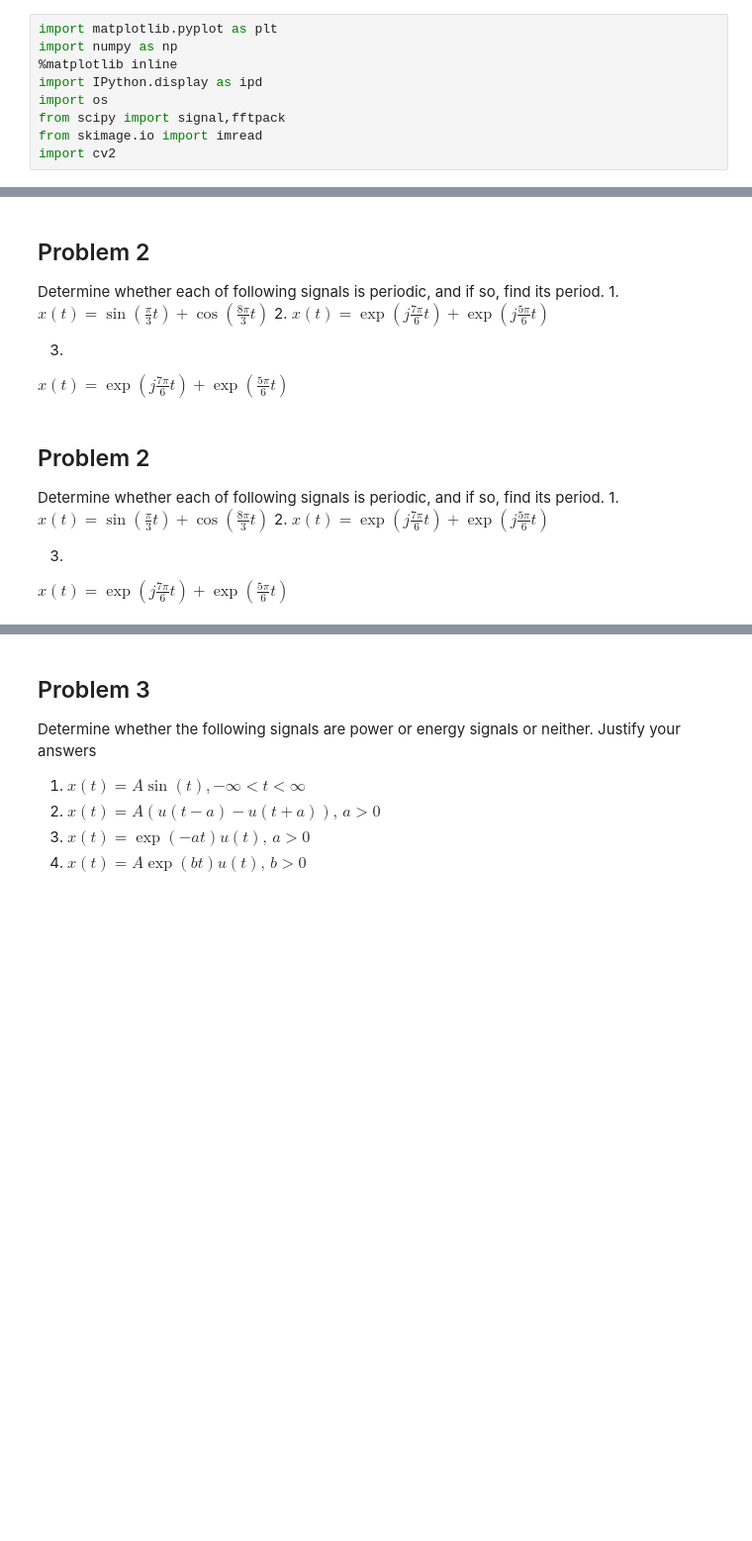
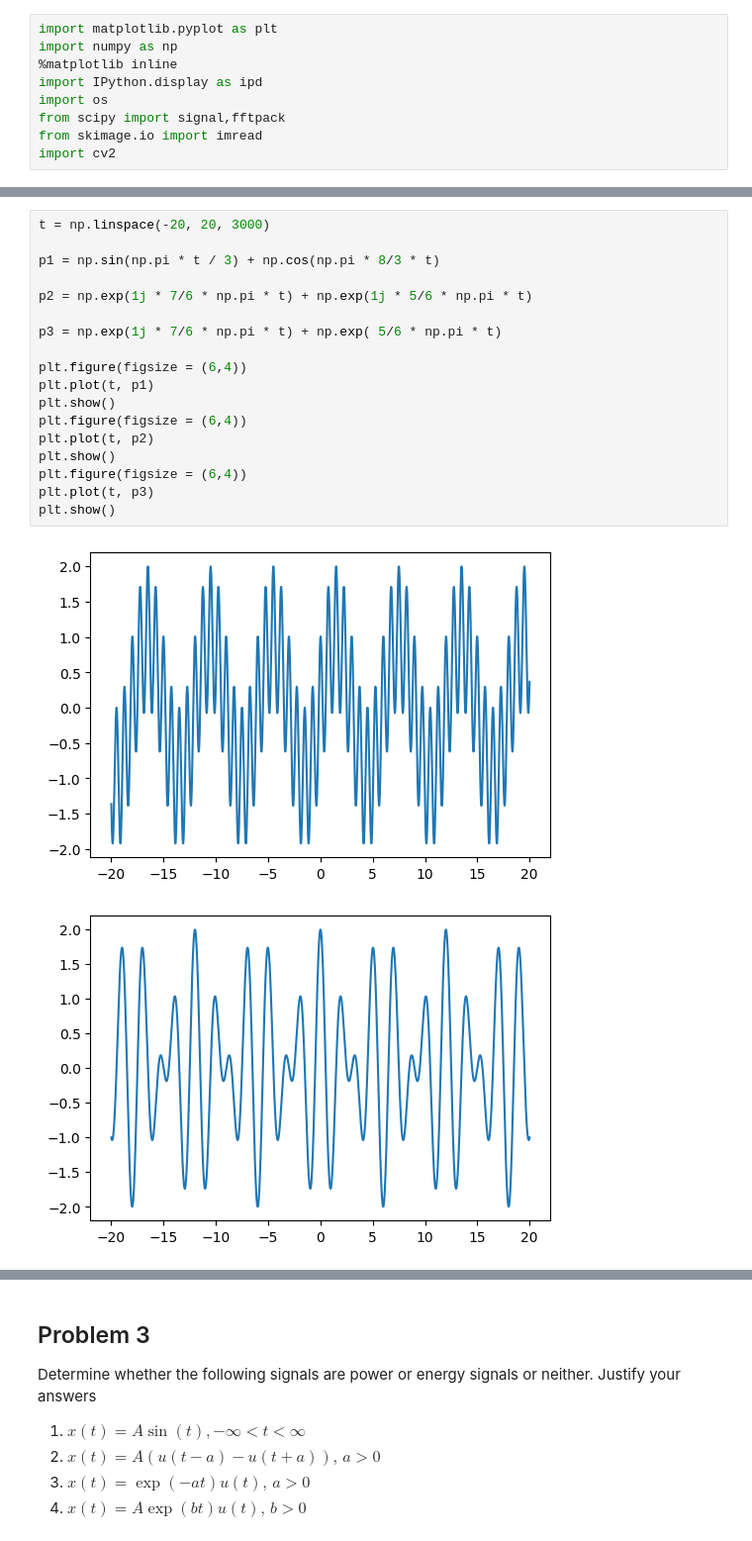
Before and after one commit to ChanatpakornS/Chula-CP-Courses, a Jupyter notebook: CU_ComEngMath_2/assignment/Com_Eng_Math_2_1_2024_Assignment_1.ipynb, the cells around one changed output, grey strips where cells are left out. Shown at 99% size. Saved outputs shown, nothing was run; the diff lists cells and outputs as text; blank space fills up the shorter version.

```diff
--- a/CU_ComEngMath_2/assignment/Com_Eng_Math_2_1_2024_Assignment_1.ipynb
+++ b/CU_ComEngMath_2/assignment/Com_Eng_Math_2_1_2024_Assignment_1.ipynb
@@ -75,23 +84,24 @@ $x(t) = \exp \left  (j\frac{7\pi}{6}t \right) +  \exp \left( j\frac{5\pi}{6}t \r
 
 3.
 $x(t) = \exp \left( j\frac{7\pi}{6}t \right) +  \exp \left(\frac{5\pi}{6}t \right) $
-# %% [markdown]
-## Problem 2
-Determine whether each of following signals is periodic, and if so, find its period.
-1.
-$x(t) = \sin \left( \frac{\pi}{3}t \right) + \cos \left( \frac{8\pi}{3}t \right)$
-2.
-$x(t) = \exp \left  (j\frac{7\pi}{6}t \right) +  \exp \left( j\frac{5\pi}{6}t \right) $
-
-3.
-$x(t) = \exp \left( j\frac{7\pi}{6}t \right) +  \exp \left(\frac{5\pi}{6}t \right) $
-# %% [markdown]
-## Problem 2
-Determine whether each of following signals is periodic, and if so, find its period.
-1.
-$x(t) = \sin \left( \frac{\pi}{3}t \right) + \cos \left( \frac{8\pi}{3}t \right)$
-2.
-$x(t) = \exp \left  (j\frac{7\pi}{6}t \right) +  \exp \left( j\frac{5\pi}{6}t \right) $
-
-3.
-$x(t) = \exp \left( j\frac{7\pi}{6}t \right) +  \exp \left(\frac{5\pi}{6}t \right) $
+# %%
+t = np.linspace(-20, 20, 3000)
+
+p1 = np.sin(np.pi * t / 3) + np.cos(np.pi * 8/3 * t)
+
+p2 = np.exp(1j * 7/6 * np.pi * t) + np.exp(1j * 5/6 * np.pi * t)
+
+p3 = np.exp(1j * 7/6 * np.pi * t) + np.exp( 5/6 * np.pi * t)
+
+plt.figure(figsize = (6,4))
+plt.plot(t, p1)
+plt.show()
+plt.figure(figsize = (6,4))
+plt.plot(t, p2)
+plt.show()
+plt.figure(figsize = (6,4))
+plt.plot(t, p3)
+plt.show()
+# %% [output]
+[figure, added]
+[figure, added]
```
Also changed, not shown: parts of 22 cells of this notebook.
